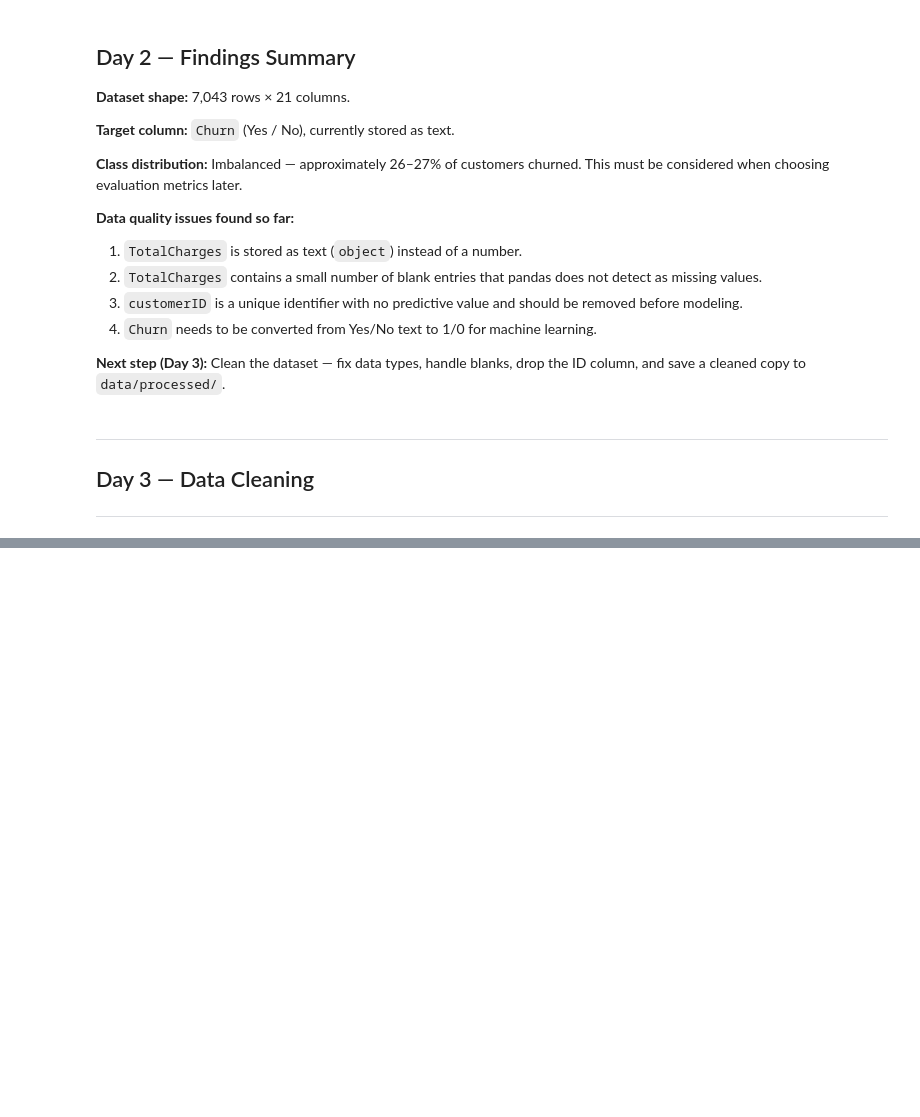
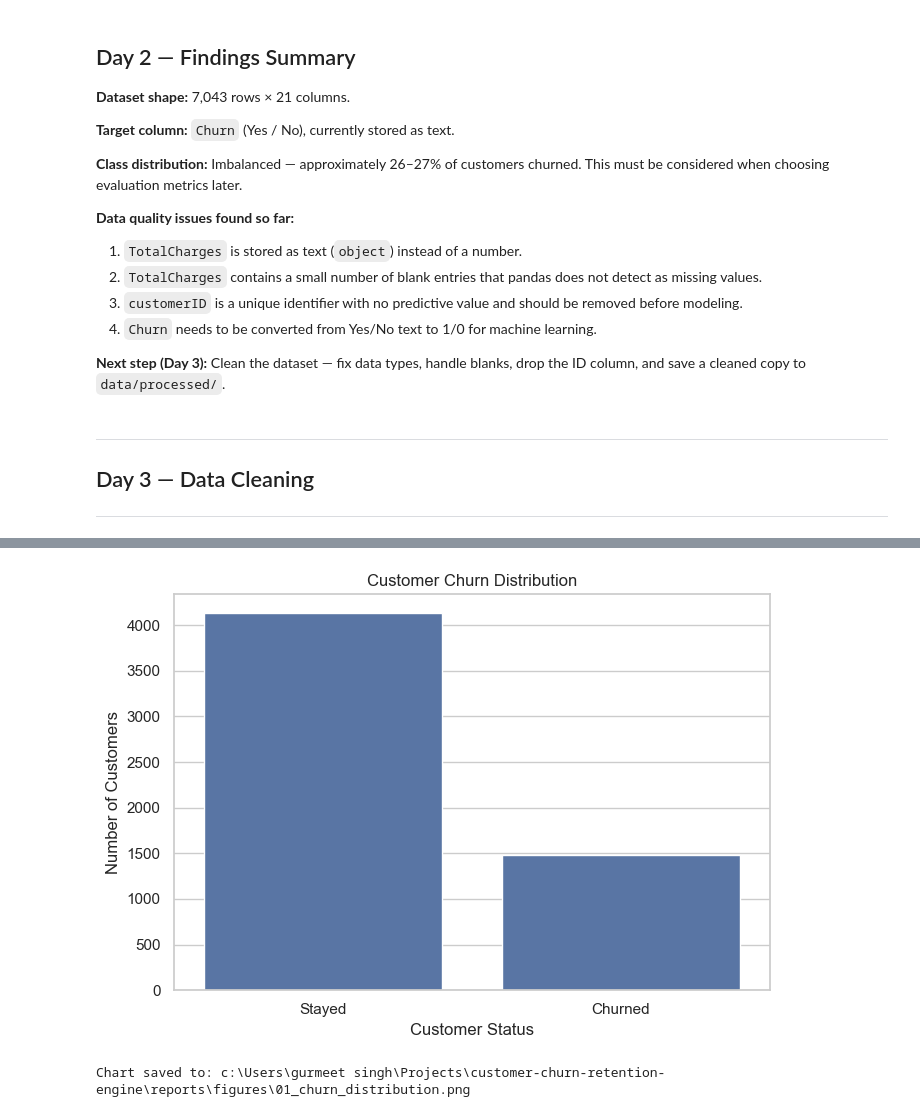
Before and after one commit to simranjitkaur-codes/customer-churn-retention-engine, a Jupyter notebook: notebooks/01_data_inspection.ipynb, the cells around one changed output, grey strips where cells are left out. Saved outputs shown, nothing was run; the diff lists cells and outputs as text; code cells hidden in the pictures; blank space fills up the shorter version.

Commit message:
Add train-test split and initial churn exploratory analysis

```diff
--- a/notebooks/01_data_inspection.ipynb
+++ b/notebooks/01_data_inspection.ipynb
@@ -226,0 +279,5 @@ print("Churn dtype in saved file:", df_check["Churn"].dtype)
+# %%
+df = pd.read_csv(CLEANED_DATA_PATH)
+
+print("Dataset shape:", df.shape)
+df.head()
@@ -226,0 +376,10 @@ print("Churn dtype in saved file:", df_check["Churn"].dtype)
+# %%
+eda_df = train_df.copy()
+
+eda_df["ChurnLabel"] = eda_df["Churn"].map({
+    0: "Stayed",
+    1: "Churned"
+})
+
+print("EDA dataset shape:", eda_df.shape)
+eda_df.head()
@@ -226,0 +395,29 @@ print("Churn dtype in saved file:", df_check["Churn"].dtype)
+# %%
+sns.set_theme(style="whitegrid")
+
+CHURN_COLORS = {
+    "Stayed": "#4C78A8",
+    "Churned": "#E45756"
+}
+# %%
+plt.figure(figsize=(7, 5))
+
+sns.countplot(
+    data=eda_df,
+    x="ChurnLabel",
+    order=["Stayed", "Churned"]
+)
+
+plt.title("Customer Churn Distribution")
+plt.xlabel("Customer Status")
+plt.ylabel("Number of Customers")
+plt.tight_layout()
+
+chart_path = FIGURES_DIR / "01_churn_distribution.png"
+plt.savefig(chart_path, dpi=300, bbox_inches="tight")
+plt.show()
+
+print("Chart saved to:", chart_path)
+# %% [output]
+[figure, added]
+Chart saved to: c:\Users\gurmeet singh\Projects\customer-churn-retention-engine\reports\figures\01_churn_distribution.png
```
Also changed, not shown: parts of 20 cells of this notebook, 11 other files.
